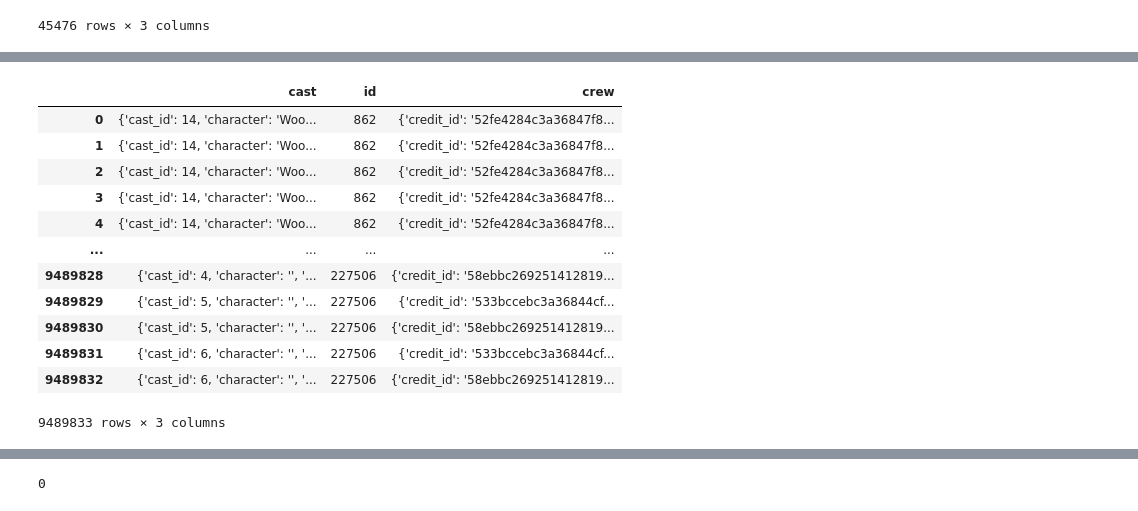
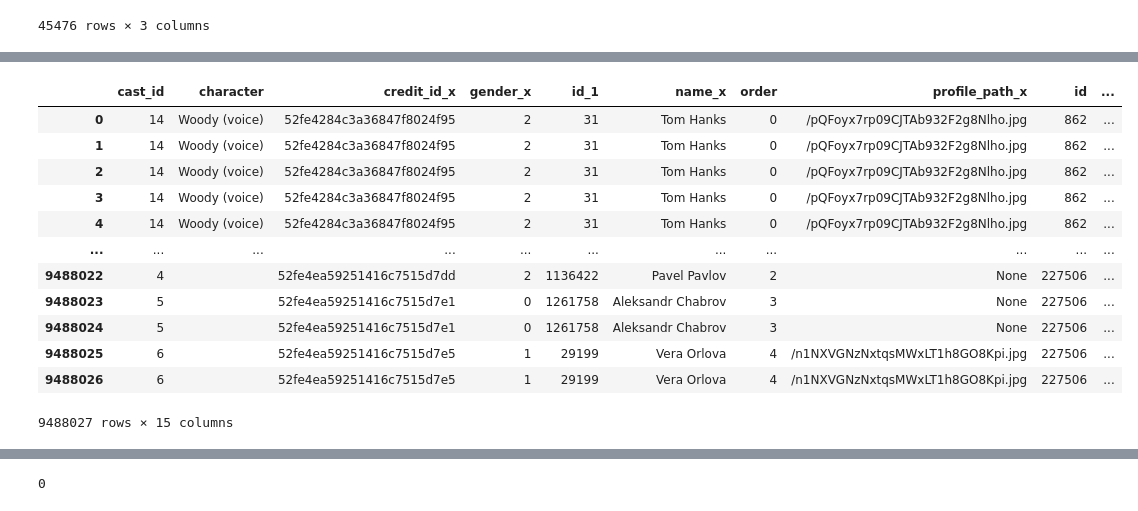
Before and after one commit to Nahuel404/PI_ML_3, a Jupyter notebook: Transformaciones.ipynb, the cells around one changed output, grey strips where cells are left out. Saved outputs shown, nothing was run; the diff lists cells and outputs as text; code cells hidden in the pictures.

```diff
--- a/Transformaciones.ipynb
+++ b/Transformaciones.ipynb
@@ -496,6 +496,6 @@ for i in range(cantidad[0]-1):
         i=cantidad[0]
         print(type(s))
 # %%
-df_cast = pd.DataFrame({'cast': lista_dicc, 'id': lista_id})
+df_cast = pd.DataFrame(for_df_cast)
 df_cast
 # %% [output]
@@ -515,19 +515,21 @@ df_cast
+# %%
+df_cast.columns=['cast_id', 'character','credit_id', 'gender', 'id_1', 'name', 'order', 'profile_path', 'id']
 # %%
-lista_dicc_crew = []
-lista_id_crew = []
+for_df_crew = []
 
 for i in range(cantidad[0]-1):
     s = eval(str(df_a_transformar2['crew'].loc[i]))
 
     if type(s) == list:
         for diccionario in s:
-            lista_dicc_crew.append(diccionario)
-            lista_id_crew.append(df_a_transformar2['id'].loc[i])
+            d = diccionario
+            d['id'] = df_a_transformar2['id'].loc[i]
+            for_df_crew.append(d)
     else:
         i=cantidad[0]
         print(type(s))
 # %%
-df_crew = pd.DataFrame({'crew': lista_dicc_crew, 'id': lista_id_crew})
+df_crew = pd.DataFrame(for_df_crew)
 # %%
 df_crew
 # %% [output]
@@ -547,17 +549,17 @@ df_crew
 # %%
-df_credits = pd.merge(df_cast, df_crew, how='left', on='id')
+df_credits = pd.merge(df_cast, df_crew, on='id')
 df_credits
 # %% [output]
-|  | cast | id | crew |
-| 0 | {'cast_id': 14, 'character': 'Woo... | 862 | {'credit_id': '52fe4284c3a36847f8... |
-| 1 | {'cast_id': 14, 'character': 'Woo... | 862 | {'credit_id': '52fe4284c3a36847f8... |
-| 2 | {'cast_id': 14, 'character': 'Woo... | 862 | {'credit_id': '52fe4284c3a36847f8... |
-| 3 | {'cast_id': 14, 'character': 'Woo... | 862 | {'credit_id': '52fe4284c3a36847f8... |
-| 4 | {'cast_id': 14, 'character': 'Woo... | 862 | {'credit_id': '52fe4284c3a36847f8... |
-| ... | ... | ... | ... |
-| 9489828 | {'cast_id': 4, 'character': '', '... | 227506 | {'credit_id': '58ebbc269251412819... |
-| 9489829 | {'cast_id': 5, 'character': '', '... | 227506 | {'credit_id': '533bccebc3a36844cf... |
-| 9489830 | {'cast_id': 5, 'character': '', '... | 227506 | {'credit_id': '58ebbc269251412819... |
-| 9489831 | {'cast_id': 6, 'character': '', '... | 227506 | {'credit_id': '533bccebc3a36844cf... |
-| 9489832 | {'cast_id': 6, 'character': '', '... | 227506 | {'credit_id': '58ebbc269251412819... |
+|  | cast_id | character | credit_id_x | gender_x | id_1 | name_x | order | profile_path_x | id | ... |
+| 0 | 14 | Woody (voice) | 52fe4284c3a36847f8024f95 | 2 | 31 | Tom Hanks | 0 | /pQFoyx7rp09CJTAb932F2g8Nlho.jpg | 862 | ... |
+| 1 | 14 | Woody (voice) | 52fe4284c3a36847f8024f95 | 2 | 31 | Tom Hanks | 0 | /pQFoyx7rp09CJTAb932F2g8Nlho.jpg | 862 | ... |
+| 2 | 14 | Woody (voice) | 52fe4284c3a36847f8024f95 | 2 | 31 | Tom Hanks | 0 | /pQFoyx7rp09CJTAb932F2g8Nlho.jpg | 862 | ... |
+| 3 | 14 | Woody (voice) | 52fe4284c3a36847f8024f95 | 2 | 31 | Tom Hanks | 0 | /pQFoyx7rp09CJTAb932F2g8Nlho.jpg | 862 | ... |
+| 4 | 14 | Woody (voice) | 52fe4284c3a36847f8024f95 | 2 | 31 | Tom Hanks | 0 | /pQFoyx7rp09CJTAb932F2g8Nlho.jpg | 862 | ... |
+| ... | ... | ... | ... | ... | ... | ... | ... | ... | ... | ... |
+| 9488022 | 4 |  | 52fe4ea59251416c7515d7dd | 2 | 1136422 | Pavel Pavlov | 2 | None | 227506 | ... |
+| 9488023 | 5 |  | 52fe4ea59251416c7515d7e1 | 0 | 1261758 | Aleksandr Chabrov | 3 | None | 227506 | ... |
+| 9488024 | 5 |  | 52fe4ea59251416c7515d7e1 | 0 | 1261758 | Aleksandr Chabrov | 3 | None | 227506 | ... |
+| 9488025 | 6 |  | 52fe4ea59251416c7515d7e5 | 1 | 29199 | Vera Orlova | 4 | /n1NXVGNzNxtqsMWxLT1h8GO8Kpi.jpg | 227506 | ... |
+| 9488026 | 6 |  | 52fe4ea59251416c7515d7e5 | 1 | 29199 | Vera Orlova | 4 | /n1NXVGNzNxtqsMWxLT1h8GO8Kpi.jpg | 227506 | ... |
-9489833 rows × 3 columns
+9488027 rows × 15 columns
```
Also changed, not shown: parts of 12 cells of this notebook.
